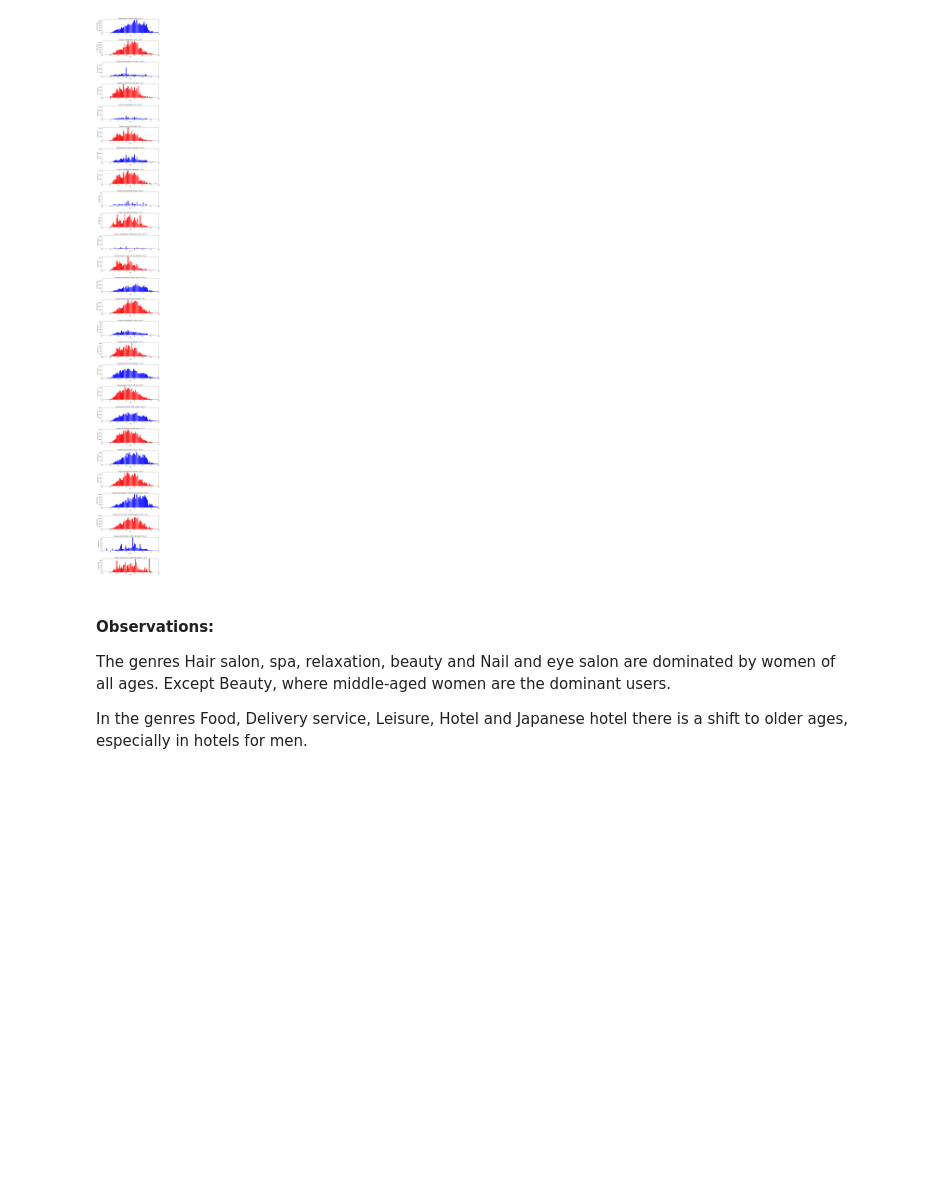
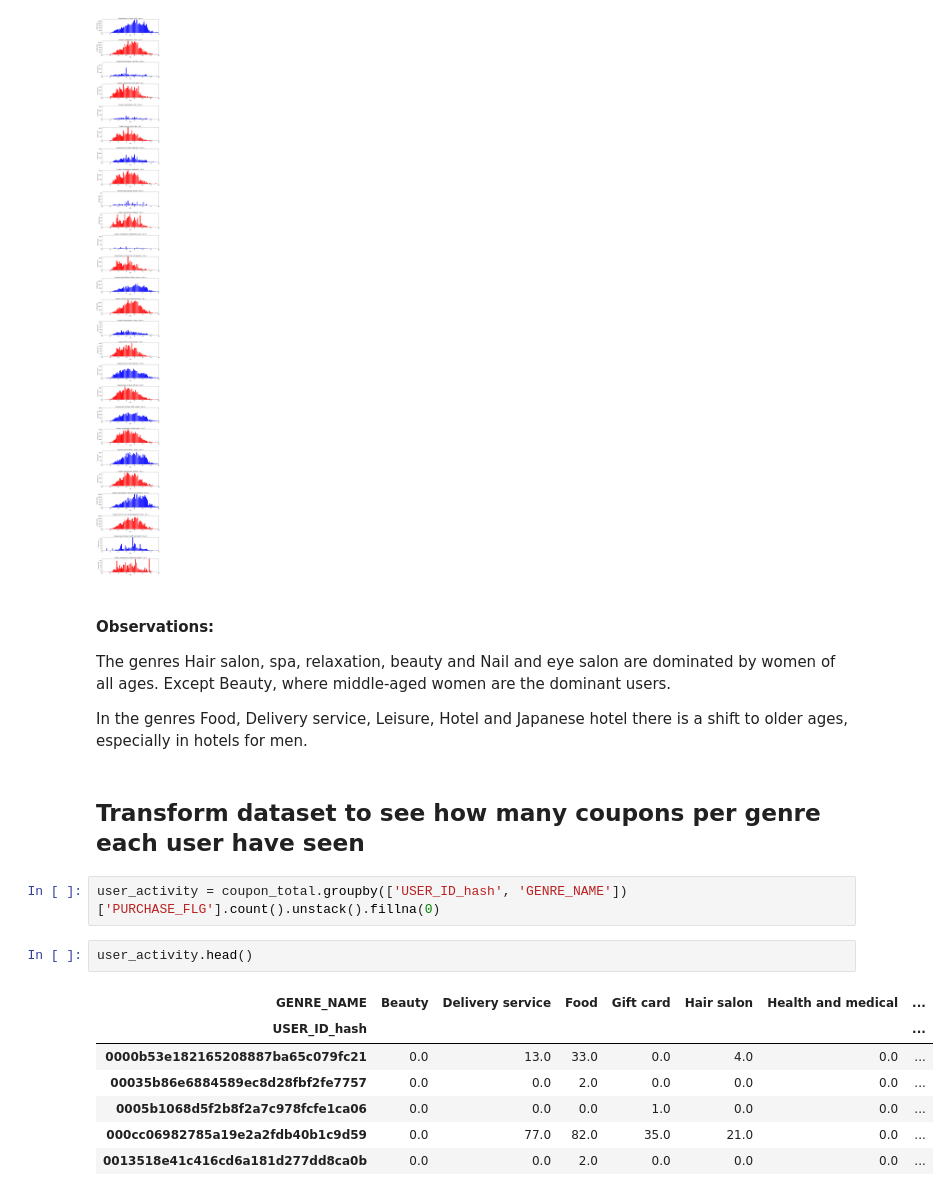
Before and after one commit to nachogoca/exploratory_ponpare, a Jupyter notebook: Ponpare Coupons.ipynb, the cells around one changed output. Drawn from its saved outputs; the diff is of its cells as text; blank space fills up the shorter version.

```diff
--- a/Ponpare Coupons.ipynb
+++ b/Ponpare Coupons.ipynb
@@ -295,3 +295,17 @@ for genre_index in range(len(genres)):
 The genres Hair salon, spa, relaxation, beauty and Nail and eye salon are dominated by women of all ages. Except Beauty, where middle-aged women are the dominant users.
 
 In the genres Food, Delivery service, Leisure, Hotel and Japanese hotel there is a shift to older ages, especially in hotels for men.
+# %% [markdown]
+## Transform dataset to see how many coupons per genre each user have seen
+# %%
+user_activity = coupon_total.groupby(['USER_ID_hash', 'GENRE_NAME'])['PURCHASE_FLG'].count().unstack().fillna(0)
+# %%
+user_activity.head()
+# %% [output]
+| GENRE_NAME | Beauty | Delivery service | Food | Gift card | Hair salon | Health and medical | ... |
+| USER_ID_hash |  |  |  |  |  |  | ... |
+| 0000b53e182165208887ba65c079fc21 | 0.0 | 13.0 | 33.0 | 0.0 | 4.0 | 0.0 | ... |
+| 00035b86e6884589ec8d28fbf2fe7757 | 0.0 | 0.0 | 2.0 | 0.0 | 0.0 | 0.0 | ... |
+| 0005b1068d5f2b8f2a7c978fcfe1ca06 | 0.0 | 0.0 | 0.0 | 1.0 | 0.0 | 0.0 | ... |
+| 000cc06982785a19e2a2fdb40b1c9d59 | 0.0 | 77.0 | 82.0 | 35.0 | 21.0 | 0.0 | ... |
+| 0013518e41c416cd6a181d277dd8ca0b | 0.0 | 0.0 | 2.0 | 0.0 | 0.0 | 0.0 | ... |
```
Also changed, not shown: parts of 13 cells of this notebook.
